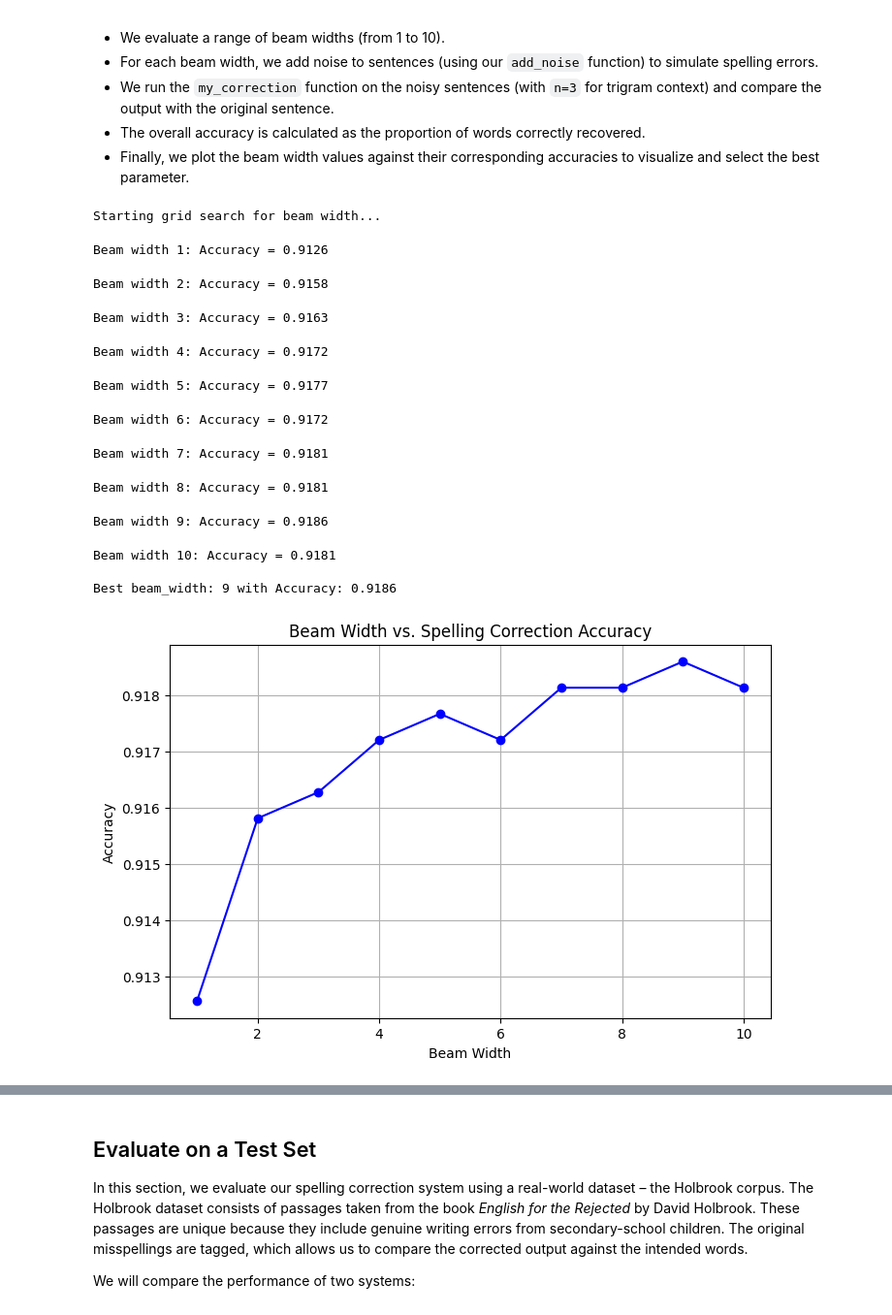
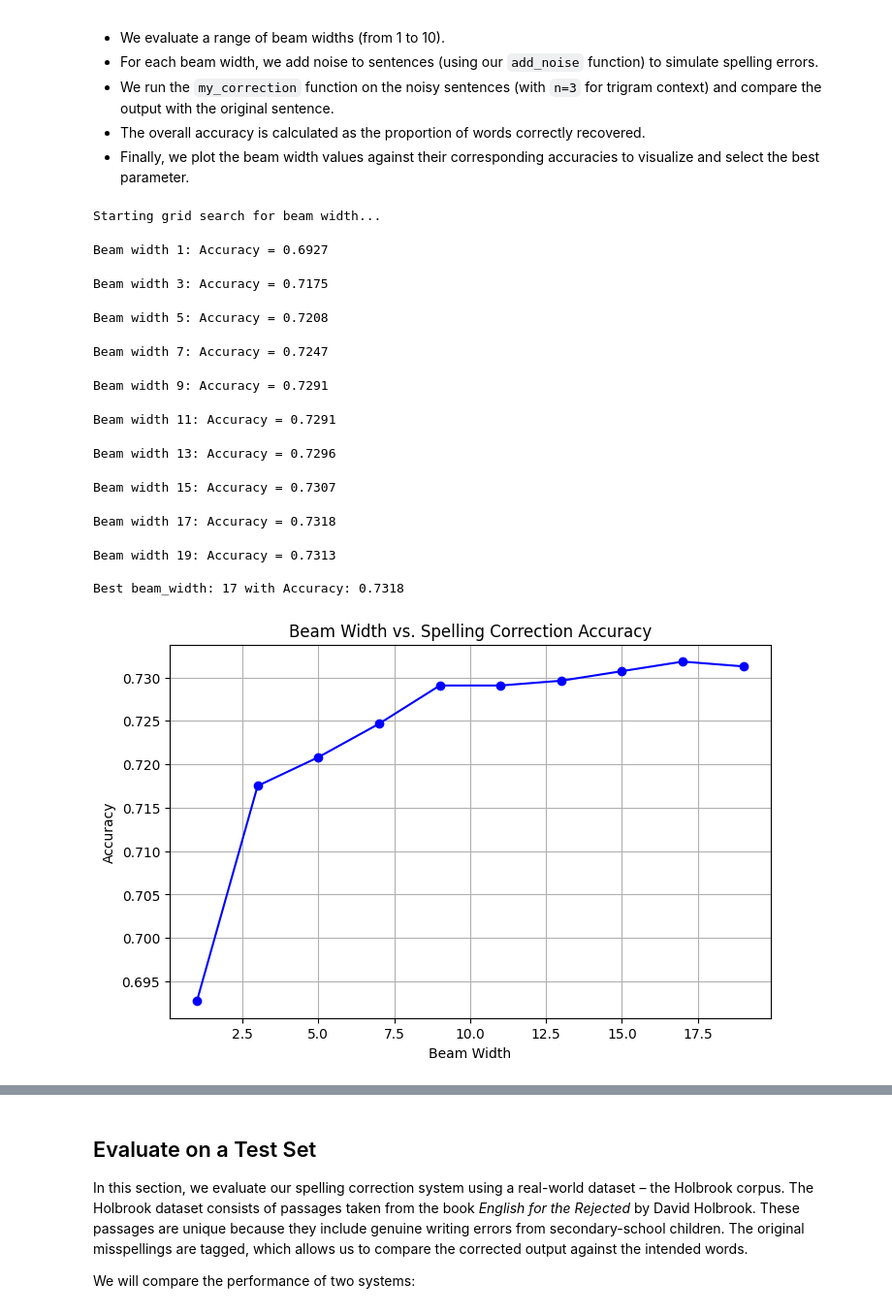
Before and after one commit to RomaanMkv/NLP_Assignment1, a Jupyter notebook: Roman_Makeev_Assignment1.ipynb, the cells around one changed output, grey strips where cells are left out. Shown: that part at 97% size. Cells and saved outputs as stored; diff of their text form; code cells hidden in the pictures.

```diff
--- a/Roman_Makeev_Assignment1.ipynb
+++ b/Roman_Makeev_Assignment1.ipynb
@@ -203,10 +185,10 @@ def build_ngram_counts(words, max_order):
 # Set the maximum n-gram order
 MAX_N = 3
 for sentence in tqdm(train_sentences, desc="Building n-gram counts"):
-    build_ngram_counts(words(sentence), MAX_N)
+    build_ngram_counts(words(sentence), MAX_N, my_vocab)
 
-total_words = len(train_words)  # Total number of words in the training set
 V = len(ngram_counts[1])  # Vocabulary size
+total_words = V  # Total number of words in the training set
 # %% [markdown]
 Check if we correclty calculated unigrams
 # %%
@@ -312,7 +294,7 @@ I performed a grid search over candidate values for the smoothing parameter (`al
 
 This tuning ensures that the language model is well-calibrated and provides reliable probability estimates for the subsequent correction task.
 # %%
-held_out = test_sentences[:10000]
+held_out = train_sentences[:10000]
 
 # Define candidate values for alpha and lambda.
 alpha_values = [0.0001, 0.001, 0.01, 0.1, 0.2, 0.5, 1.0]
@@ -378,8 +360,21 @@ best_alpha = best_interpolated_params[0]
 best_lambda = best_interpolated_params[1]
 
 @lru_cache(maxsize=None)
-def get_corrections(word):
-    return (known([word]) or known(edits1(word)) or known(edits2(word)) or [word])
+def get_corrections(word, vocabulary=my_vocab):
+    def filter_known(candidates, vocab):
+        return {w for w in candidates if w in vocab}
+
+    candidates = filter_known([word], vocabulary)
+    if candidates:
+        return candidates
+    candidates = filter_known(edits1(word), vocabulary)
+    if candidates:
+        return candidates
+    candidates = filter_known(edits2(word), vocabulary)
+    if candidates:
+        return candidates
+    return {word}
+
 
 def my_correction(sentence, beam_width=3, n=2, alpha=best_alpha, lam=best_lambda):
     """
@@ -400,7 +395,7 @@ def my_correction(sentence, beam_width=3, n=2, alpha=best_alpha, lam=best_lambda
 
     for i, word in enumerate(sentence_words):
         new_candidates = []
-        candidate_list = get_corrections(word)
+        candidate_list = list(get_corrections(word))
 
         for candidate in candidate_list:
             for score, seq in candidates_seq:
@@ -467,10 +462,10 @@ def add_noise(word, noise_prob=0.2):
 test_data = []
 for sentence in tqdm(train_sentences[:100], desc="Generating synthetic train data"):
     original = words(sentence)
-    noisy = [add_noise(word, 0.2) for word in original]
+    noisy = [add_noise(word, 0.7) for word in original]
     test_data.append([original, noisy])
 # %%
-beam_width_values = list(range(1, 11))
+beam_width_values = list(range(1, 20, 2))
 accuracy_results = []
 
 print("Starting grid search for beam width...\n")
@@ -480,42 +475,42 @@ for bw in beam_width_values:
     for original, noisy in tqdm(test_data, desc=f"Evaluating beam_width={bw}"):
         noisy_sentence = ' '.join(noisy)
         my_result = my_correction(noisy_sentence, n=3, beam_width=bw).split()
 
         if len(my_result) != len(original):
             continue
 
         for o, m in zip(original, my_result):
             total += 1
             if m == o:
                 my_correct += 1
 
     acc = my_correct / total if total > 0 else 0
     accuracy_results.append(acc)
     print(f"Beam width {bw}: Accuracy = {acc:.4f}")
 
 best_idx = accuracy_results.index(max(accuracy_results))
 best_beam_width = beam_width_values[best_idx]
 print(f"\nBest beam_width: {best_beam_width} with Accuracy: {accuracy_results[best_idx]:.4f}")
 
 plt.figure(figsize=(8, 5))
 plt.plot(beam_width_values, accuracy_results, marker='o', linestyle='-', color='b')
 plt.xlabel("Beam Width")
 plt.ylabel("Accuracy")
 plt.title("Beam Width vs. Spelling Correction Accuracy")
 plt.grid(True)
 plt.show()
 # %% [output]
 Starting grid search for beam width...
-Beam width 1: Accuracy = 0.9126
+Beam width 1: Accuracy = 0.6927
-Beam width 2: Accuracy = 0.9158
+Beam width 3: Accuracy = 0.7175
-Beam width 3: Accuracy = 0.9163
+Beam width 5: Accuracy = 0.7208
-Beam width 4: Accuracy = 0.9172
+Beam width 7: Accuracy = 0.7247
-Beam width 5: Accuracy = 0.9177
+Beam width 9: Accuracy = 0.7291
-Beam width 6: Accuracy = 0.9172
+Beam width 11: Accuracy = 0.7291
-Beam width 7: Accuracy = 0.9181
+Beam width 13: Accuracy = 0.7296
-Beam width 8: Accuracy = 0.9181
+Beam width 15: Accuracy = 0.7307
-Beam width 9: Accuracy = 0.9186
+Beam width 17: Accuracy = 0.7318
-Beam width 10: Accuracy = 0.9181
+Beam width 19: Accuracy = 0.7313
 
-Best beam_width: 9 with Accuracy: 0.9186
+Best beam_width: 17 with Accuracy: 0.7318
-[figure, old version]
+[figure, new version]
```
Also changed, not shown: parts of 32 cells of this notebook, 6 other files.
